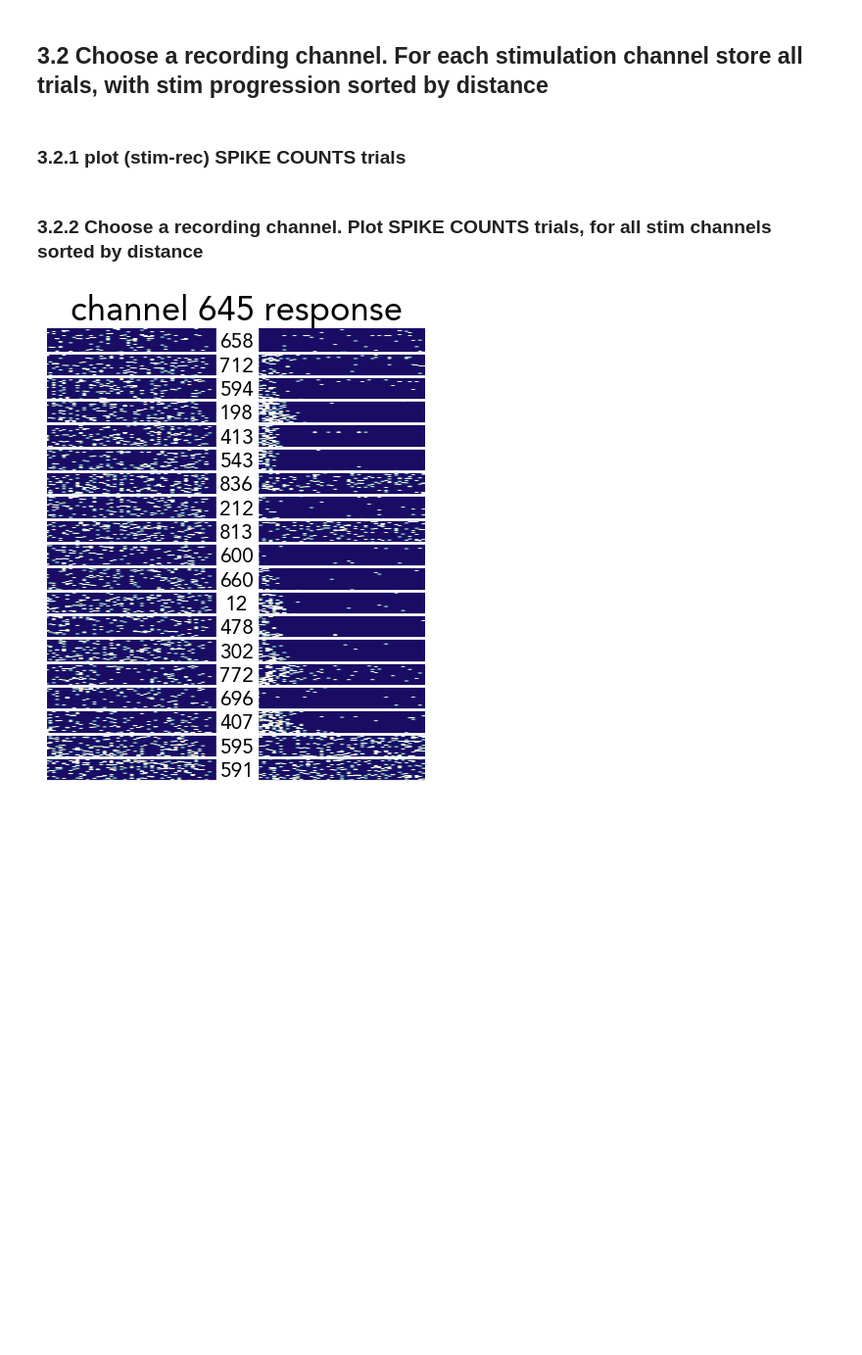
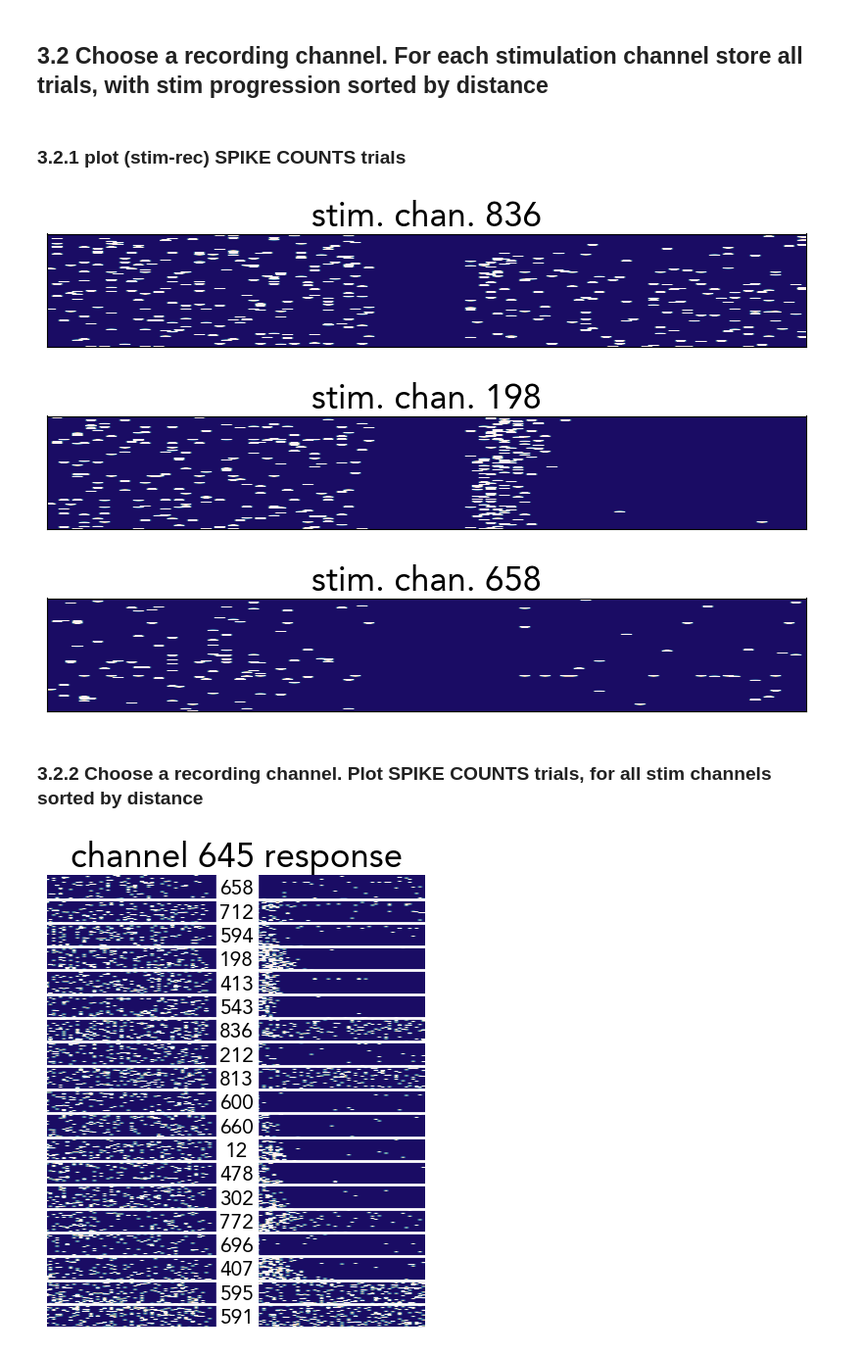
Before and after one commit to elisatentori/causality, a Jupyter notebook: Figure_2.ipynb, the cells around one changed output. Shown at 98% size. Cells and saved outputs as stored; diff of their text form; code cells hidden in the pictures; blank space fills up the shorter version.

```diff
--- a/Figure_2.ipynb
+++ b/Figure_2.ipynb
@@ -1023,24 +1025,24 @@ for bin_sz in [0.01, 0.02, 0.04]:
 # %%
 # CULTURE 1
 bin_sz = 0.01
 for i_rec in [645]:
     sorted_units, sorted_d = sort_units_with_distance(i_rec, channel, pos, def_units, def_chans)
-
-
-    for i_unit, ax in zip(sorted_units,axs):
+    for i_unit in (sorted_units):
         if np.isin(indices[i_unit], np.array([658, 198, 836])):
             fig,ax = plt.subplots(1,1,figsize=(10,1.5))
             trials = (counts_dict[bin_sz][i_unit][0])[int(0.5/bin_sz):int(1.62/bin_sz),i_rec]
             for n in range(1,Ntrials):
                 trials = np.vstack([ trials, (counts_dict[bin_sz][i_unit][n])[int(0.5/bin_sz):int(1.62/bin_sz),i_rec]])
             ax.imshow(trials,aspect='auto', cmap=Cmap('lapaz'),vmin=0, vmax=0.1,)
             fig.subplots_adjust(hspace=0.4)
             ax.set_title(f'stim. chan. {indices[i_unit]}')
             ax.set_xticks([])
             ax.set_yticks([])
             plt.savefig(path_imgs + f'3.1_spike_counts{i_rec}_stim{indices[i_unit]}_culture1.pdf', bbox_inches='tight')
-        else:
-            pass
+# %% [output]
+[figure, added]
+[figure, added]
+[figure, added]
 # %% [markdown]
 ### 3.2.2 Choose a recording channel. Plot SPIKE COUNTS trials, for all stim channels sorted by distance
 # %%
```
Also changed, not shown: parts of 1 cell of this notebook.
